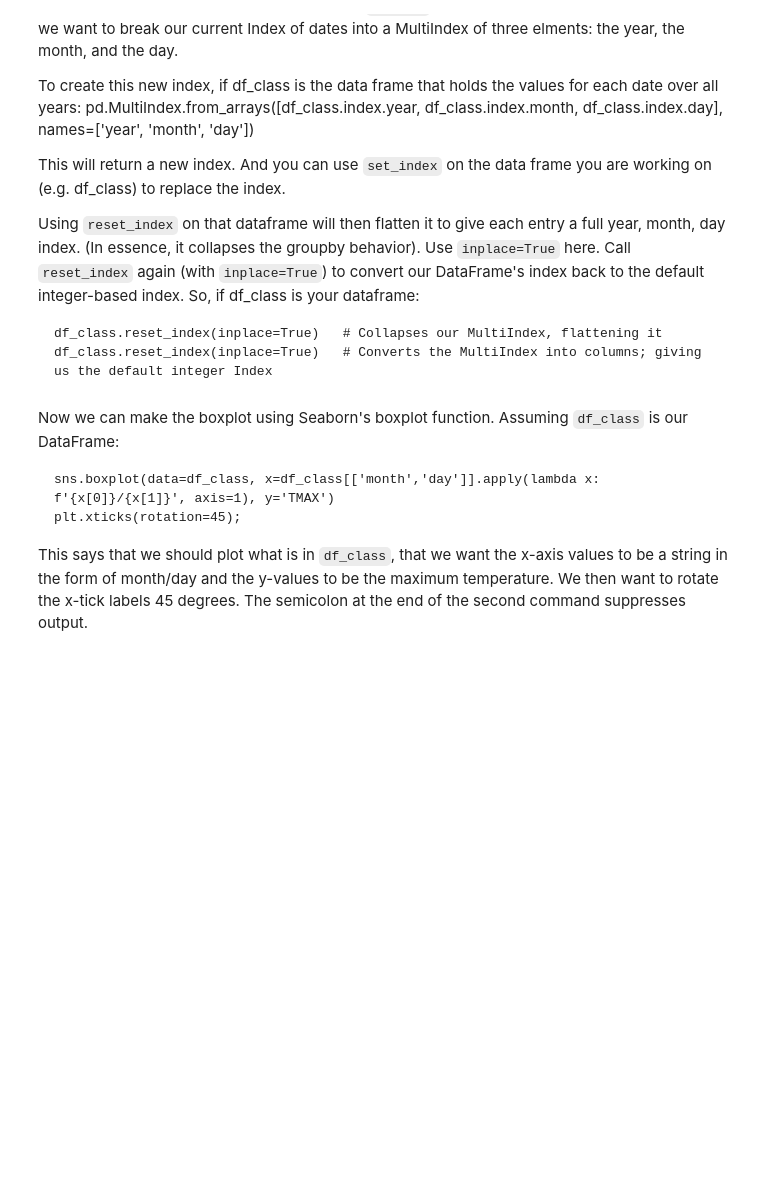
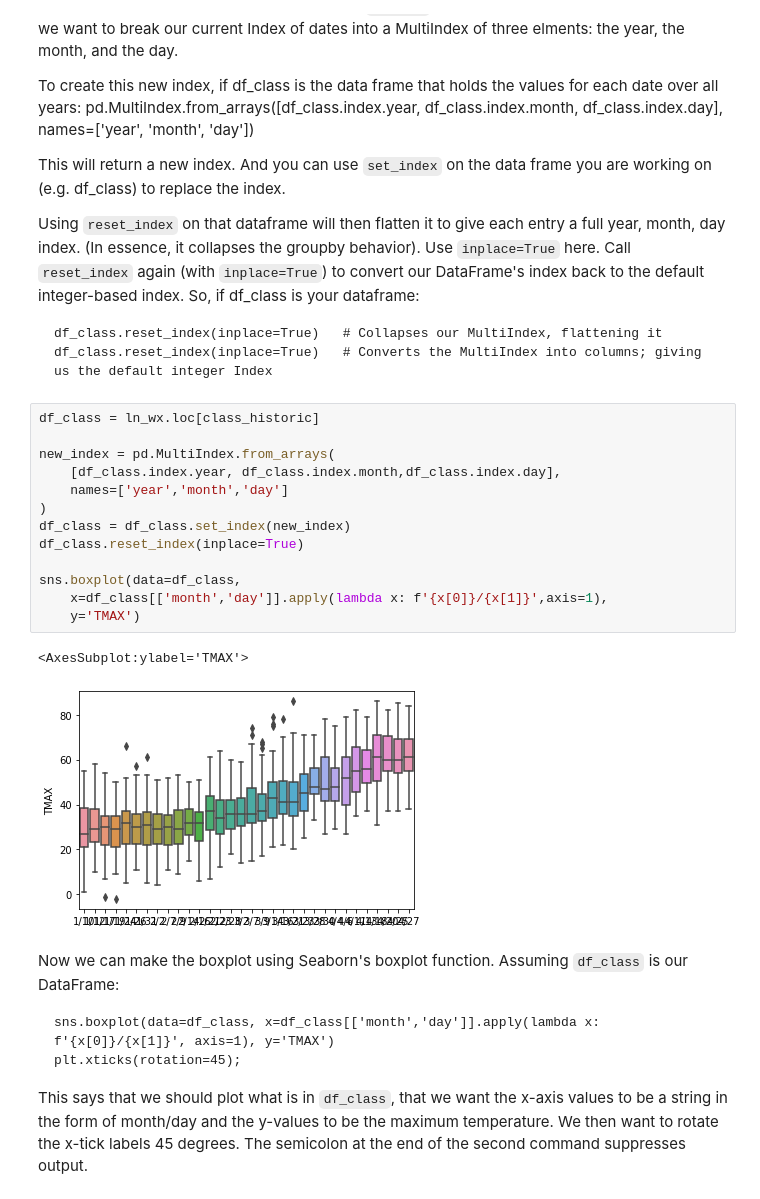
Before and after one commit to michaelguel/CSE801A, a Jupyter notebook: 06/Lab06- Time Series and the Weather.ipynb, the cells around one changed output. Cells and saved outputs as stored; diff of their text form; blank space fills up the shorter version.

```diff
--- a/06/Lab06- Time Series and the Weather.ipynb
+++ b/06/Lab06- Time Series and the Weather.ipynb
@@ -70,6 +217,22 @@ Using `reset_index` on that dataframe will then flatten it to give each entry a
 
     df_class.reset_index(inplace=True)   # Collapses our MultiIndex, flattening it
     df_class.reset_index(inplace=True)   # Converts the MultiIndex into columns; giving us the default integer Index
+# %%
+df_class = ln_wx.loc[class_historic]
+
+new_index = pd.MultiIndex.from_arrays(
+    [df_class.index.year, df_class.index.month,df_class.index.day],
+    names=['year','month','day']
+)
+df_class = df_class.set_index(new_index)
+df_class.reset_index(inplace=True)
+
+sns.boxplot(data=df_class,
+    x=df_class[['month','day']].apply(lambda x: f'{x[0]}/{x[1]}',axis=1),
+    y='TMAX')
+# %% [output]
+<AxesSubplot:ylabel='TMAX'>
+[figure, added]
 # %% [markdown]
 Now we can make the boxplot using Seaborn's boxplot function.  Assuming `df_class` is our DataFrame:
 
```
Also changed, not shown: parts of 9 cells of this notebook, 1 other file.
